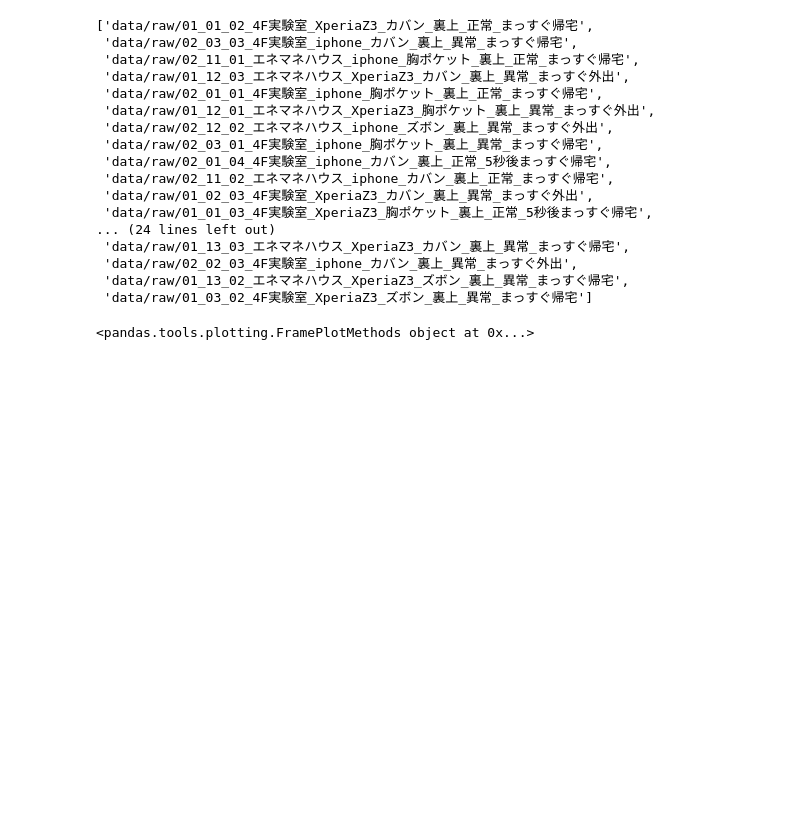
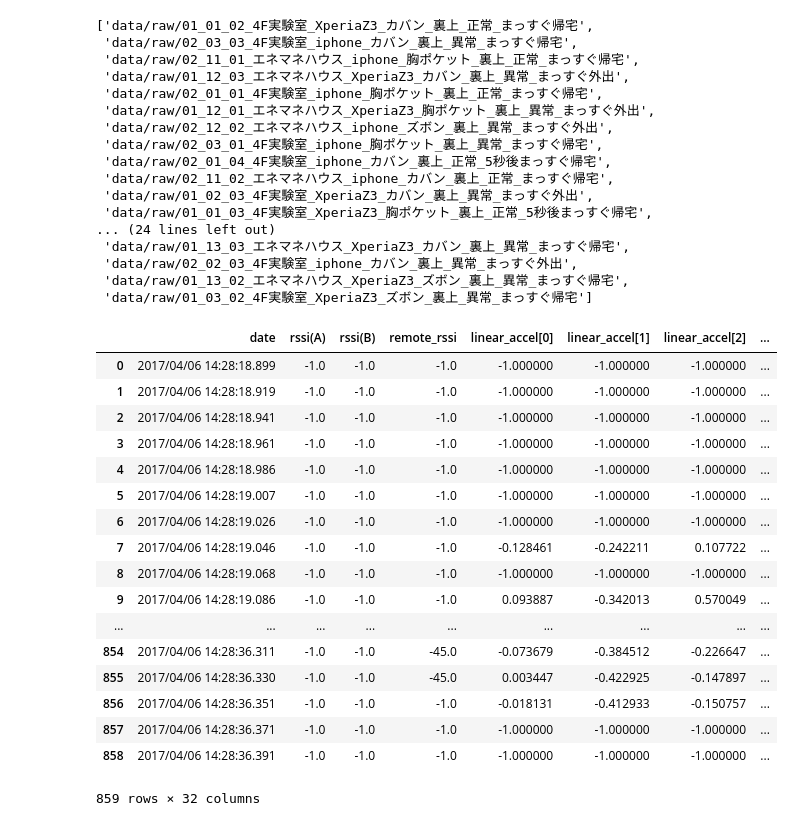
Before and after one commit to refluster/jupyter, a Jupyter notebook: 009.dkj_learn/datasets.ipynb, the cells around one changed output. Saved outputs shown, nothing was run; the diff lists cells and outputs as text; code cells hidden in the pictures; blank space fills up the shorter version.

```diff
--- a/009.dkj_learn/datasets.ipynb
+++ b/009.dkj_learn/datasets.ipynb
@@ -23,10 +23,31 @@ d
 # %%
 import numpy as np
 import pandas as pd
 from matplotlib import pyplot as plt
 %matplotlib inline
 f = glob.glob(d[0] + '/*.csv')
-data = pd.read_csv(f[0])
-data[['btn_push']].plot
+df = pd.read_csv(f[0])
+
+# remove unsaved parameters
+del df['temperature']
+del df['humidity']
+df
 # %% [output]
+|  | date | rssi(A) | rssi(B) | remote_rssi | linear_accel[0] | linear_accel[1] | linear_accel[2] | ... |
+| 0 | 2017/04/06 14:28:18.899 | -1.0 | -1.0 | -1.0 | -1.000000 | -1.000000 | -1.000000 | ... |
+| 1 | 2017/04/06 14:28:18.919 | -1.0 | -1.0 | -1.0 | -1.000000 | -1.000000 | -1.000000 | ... |
+| 2 | 2017/04/06 14:28:18.941 | -1.0 | -1.0 | -1.0 | -1.000000 | -1.000000 | -1.000000 | ... |
+| 3 | 2017/04/06 14:28:18.961 | -1.0 | -1.0 | -1.0 | -1.000000 | -1.000000 | -1.000000 | ... |
+| 4 | 2017/04/06 14:28:18.986 | -1.0 | -1.0 | -1.0 | -1.000000 | -1.000000 | -1.000000 | ... |
+| 5 | 2017/04/06 14:28:19.007 | -1.0 | -1.0 | -1.0 | -1.000000 | -1.000000 | -1.000000 | ... |
+| 6 | 2017/04/06 14:28:19.026 | -1.0 | -1.0 | -1.0 | -1.000000 | -1.000000 | -1.000000 | ... |
+| 7 | 2017/04/06 14:28:19.046 | -1.0 | -1.0 | -1.0 | -0.128461 | -0.242211 | 0.107722 | ... |
+| 8 | 2017/04/06 14:28:19.068 | -1.0 | -1.0 | -1.0 | -1.000000 | -1.000000 | -1.000000 | ... |
+| 9 | 2017/04/06 14:28:19.086 | -1.0 | -1.0 | -1.0 | 0.093887 | -0.342013 | 0.570049 | ... |
+| ... | ... | ... | ... | ... | ... | ... | ... | ... |
+| 854 | 2017/04/06 14:28:36.311 | -1.0 | -1.0 | -45.0 | -0.073679 | -0.384512 | -0.226647 | ... |
+| 855 | 2017/04/06 14:28:36.330 | -1.0 | -1.0 | -45.0 | 0.003447 | -0.422925 | -0.147897 | ... |
+| 856 | 2017/04/06 14:28:36.351 | -1.0 | -1.0 | -1.0 | -0.018131 | -0.412933 | -0.150757 | ... |
+| 857 | 2017/04/06 14:28:36.371 | -1.0 | -1.0 | -1.0 | -1.000000 | -1.000000 | -1.000000 | ... |
+| 858 | 2017/04/06 14:28:36.391 | -1.0 | -1.0 | -1.0 | -1.000000 | -1.000000 | -1.000000 | ... |
-<pandas.tools.plotting.FramePlotMethods object at 0x...>
+859 rows × 32 columns
```
Also changed, not shown: parts of 1 cell of this notebook.
